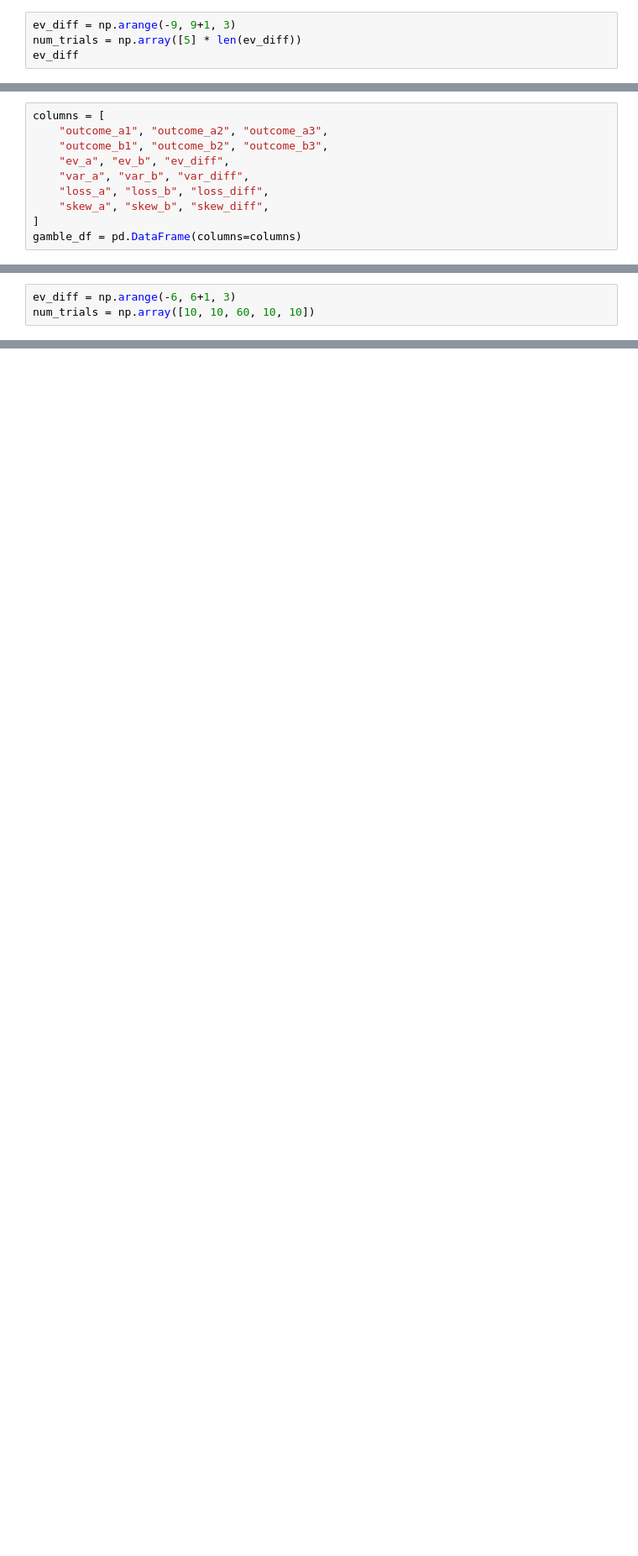
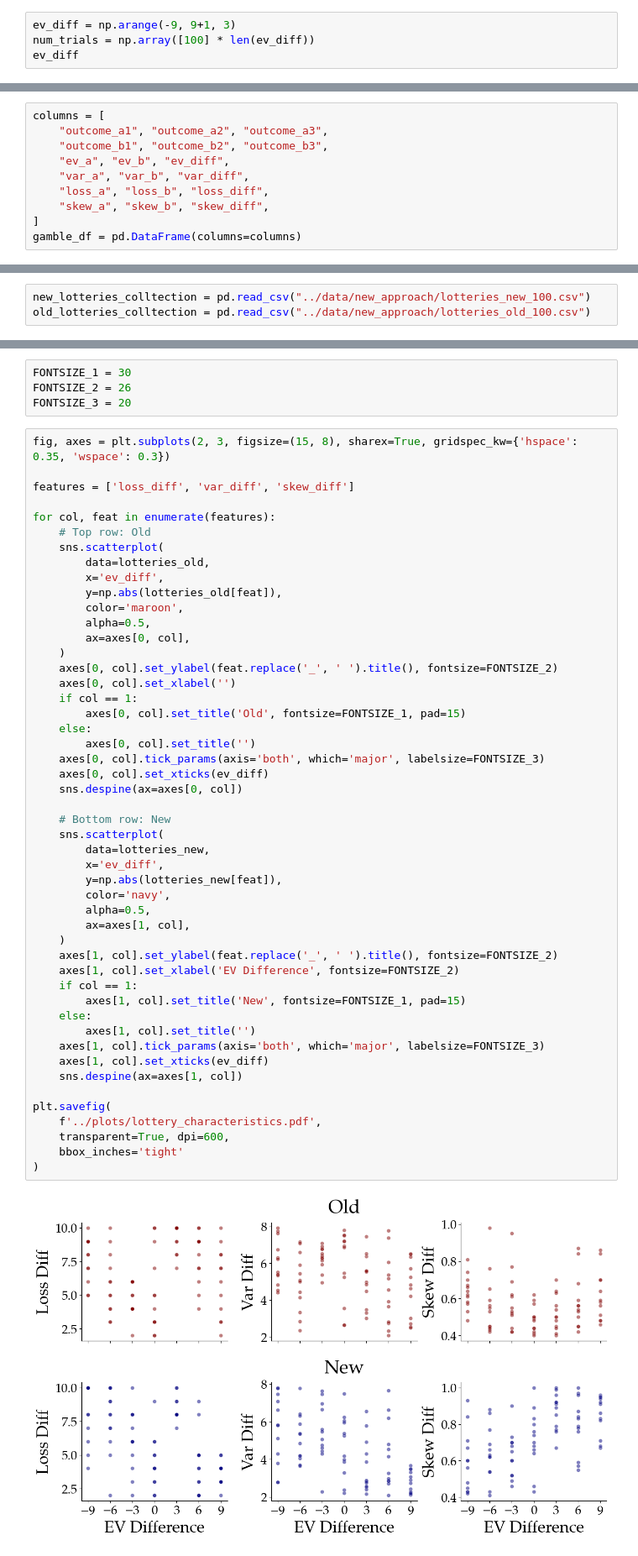
Before and after one commit to LuSchumacher/prospect_theory, a Jupyter notebook: notebooks/00_gamble_generation_2.ipynb, the cells around one changed output, grey strips where cells are left out. Shown at 84% size. Saved outputs shown, nothing was run; the diff lists cells and outputs as text; blank space fills up the shorter version.

```diff
--- a/notebooks/00_gamble_generation_2.ipynb
+++ b/notebooks/00_gamble_generation_2.ipynb
@@ -303,4 +127,4 @@ print(similar_df)
 # %%
 ev_diff = np.arange(-9, 9+1, 3)
-num_trials = np.array([5] * len(ev_diff))
+num_trials = np.array([100] * len(ev_diff))
 ev_diff
@@ -412,3 +221,0 @@ get_pt_utility(1, 0.6, np.concatenate([lottery_a, lottery_b]))
-# %%
-ev_diff = np.arange(-6, 6+1, 3)
-num_trials = np.array([10, 10, 60, 10, 10])
@@ -505,0 +224,3 @@ gamble_df.to_csv(f"../data/lotteries_gain_old.csv", index=False)
+# %%
+new_lotteries_colltection = pd.read_csv("../data/new_approach/lotteries_new_100.csv")
+old_lotteries_colltection = pd.read_csv("../data/new_approach/lotteries_old_100.csv")
@@ -505,0 +304,55 @@ gamble_df.to_csv(f"../data/lotteries_gain_old.csv", index=False)
+# %%
+FONTSIZE_1 = 30
+FONTSIZE_2 = 26
+FONTSIZE_3 = 20
+# %%
+fig, axes = plt.subplots(2, 3, figsize=(15, 8), sharex=True, gridspec_kw={'hspace': 0.35, 'wspace': 0.3})
+
+features = ['loss_diff', 'var_diff', 'skew_diff']
+
+for col, feat in enumerate(features):
+    # Top row: Old
+    sns.scatterplot(
+        data=lotteries_old,
+        x='ev_diff',
+        y=np.abs(lotteries_old[feat]),
+        color='maroon',
+        alpha=0.5,
+        ax=axes[0, col],
+    )
+    axes[0, col].set_ylabel(feat.replace('_', ' ').title(), fontsize=FONTSIZE_2)
+    axes[0, col].set_xlabel('')
+    if col == 1:
+        axes[0, col].set_title('Old', fontsize=FONTSIZE_1, pad=15)
+    else:
+        axes[0, col].set_title('')
+    axes[0, col].tick_params(axis='both', which='major', labelsize=FONTSIZE_3)
+    axes[0, col].set_xticks(ev_diff)
+    sns.despine(ax=axes[0, col])
+
+    # Bottom row: New
+    sns.scatterplot(
+        data=lotteries_new,
+        x='ev_diff',
+        y=np.abs(lotteries_new[feat]),
+        color='navy',
+        alpha=0.5,
+        ax=axes[1, col],
+    )
+    axes[1, col].set_ylabel(feat.replace('_', ' ').title(), fontsize=FONTSIZE_2)
+    axes[1, col].set_xlabel('EV Difference', fontsize=FONTSIZE_2)
+    if col == 1:
+        axes[1, col].set_title('New', fontsize=FONTSIZE_1, pad=15)
+    else:
+        axes[1, col].set_title('')
+    axes[1, col].tick_params(axis='both', which='major', labelsize=FONTSIZE_3)
+    axes[1, col].set_xticks(ev_diff)
+    sns.despine(ax=axes[1, col])
+
+plt.savefig(
+    f'../plots/lottery_characteristics.pdf',
+    transparent=True, dpi=600,
+    bbox_inches='tight'
+)
+# %% [output]
+[figure, added]
```
Also changed, not shown: parts of 50 cells of this notebook, 35 other files.
